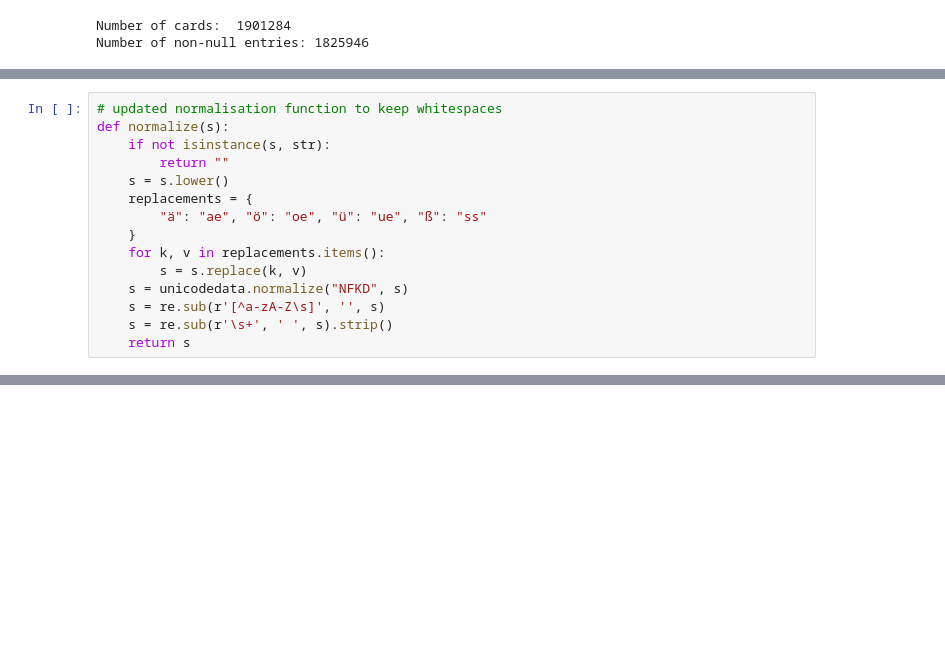
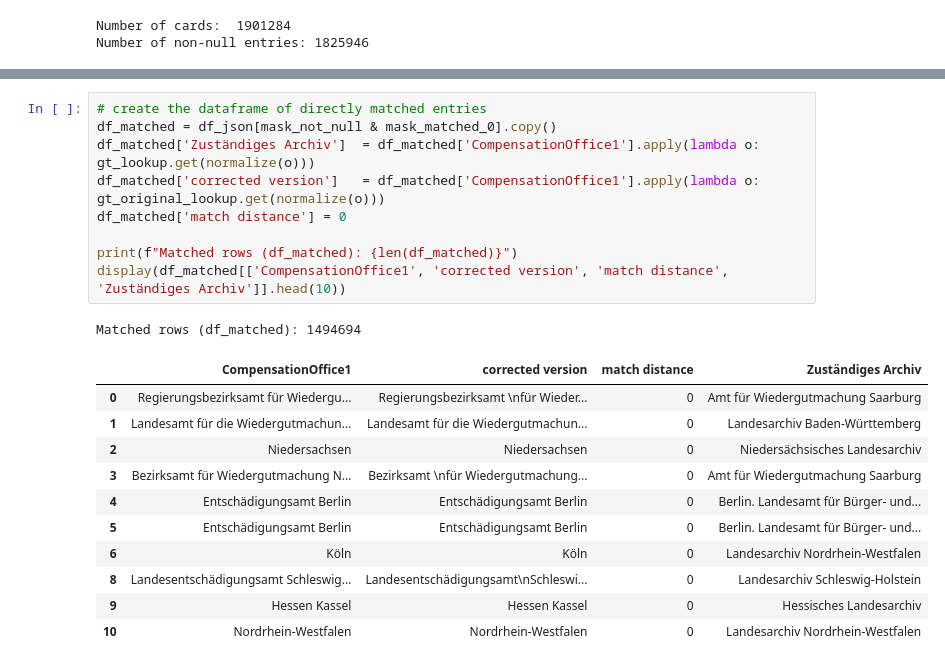
Before and after one commit to BennetHan/compensation-office-analysis, a Jupyter notebook: compensation-office-analysis.ipynb, the cells around one changed output, grey strips where cells are left out. Drawn from its saved outputs; the diff is of its cells as text; blank space fills up the shorter version.

```diff
--- a/compensation-office-analysis.ipynb
+++ b/compensation-office-analysis.ipynb
@@ -458,15 +107,0 @@ def predict_loc_ners(name_list):
-# %%
-# updated normalisation function to keep whitespaces
-def normalize(s):
-    if not isinstance(s, str):
-        return ""
-    s = s.lower()
-    replacements = {
-        "ä": "ae", "ö": "oe", "ü": "ue", "ß": "ss"
-    }
-    for k, v in replacements.items():
-        s = s.replace(k, v)
-    s = unicodedata.normalize("NFKD", s)
-    s = re.sub(r'[^a-zA-Z\s]', '', s)
-    s = re.sub(r'\s+', ' ', s).strip()
-    return s
@@ -852,0 +123,22 @@ df_matches_token_swap[df_matches_token_swap['MatchDistance'].isin([1, 2])]
+# %%
+# create the dataframe of directly matched entries
+df_matched = df_json[mask_not_null & mask_matched_0].copy()
+df_matched['Zuständiges Archiv']  = df_matched['CompensationOffice1'].apply(lambda o: gt_lookup.get(normalize(o)))
+df_matched['corrected version']   = df_matched['CompensationOffice1'].apply(lambda o: gt_original_lookup.get(normalize(o)))
+df_matched['match distance'] = 0
+
+print(f"Matched rows (df_matched): {len(df_matched)}")
+display(df_matched[['CompensationOffice1', 'corrected version', 'match distance', 'Zuständiges Archiv']].head(10))
+# %% [output]
+Matched rows (df_matched): 1494694
+|  | CompensationOffice1 | corrected version | match distance | Zuständiges Archiv |
+| 0 | Regierungsbezirksamt für Wiedergu... | Regierungsbezirksamt \nfür Wieder... | 0 | Amt für Wiedergutmachung Saarburg |
+| 1 | Landesamt für die Wiedergutmachun... | Landesamt für die Wiedergutmachun... | 0 | Landesarchiv Baden-Württemberg |
+| 2 | Niedersachsen | Niedersachsen | 0 | Niedersächsisches Landesarchiv |
+| 3 | Bezirksamt für Wiedergutmachung N... | Bezirksamt \nfür Wiedergutmachung... | 0 | Amt für Wiedergutmachung Saarburg |
+| 4 | Entschädigungsamt Berlin | Entschädigungsamt Berlin | 0 | Berlin. Landesamt für Bürger- und... |
+| 5 | Entschädigungsamt Berlin | Entschädigungsamt Berlin | 0 | Berlin. Landesamt für Bürger- und... |
+| 6 | Köln | Köln | 0 | Landesarchiv Nordrhein-Westfalen |
+| 8 | Landesentschädigungsamt Schleswig... | Landesentschädigungsamt\nSchleswi... | 0 | Landesarchiv Schleswig-Holstein |
+| 9 | Hessen Kassel | Hessen Kassel | 0 | Hessisches Landesarchiv |
+| 10 | Nordrhein-Westfalen | Nordrhein-Westfalen | 0 | Landesarchiv Nordrhein-Westfalen |
```
Also changed, not shown: parts of 61 cells of this notebook, 5 other files.
